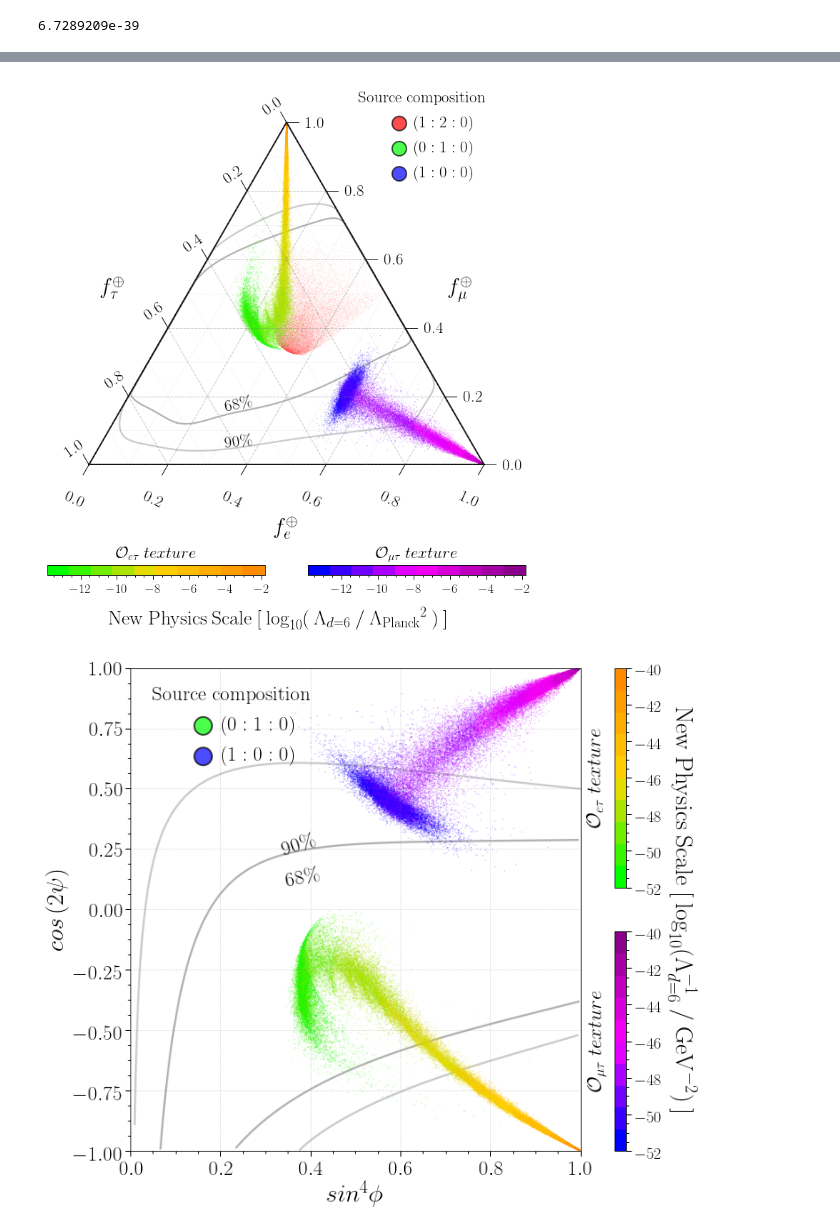
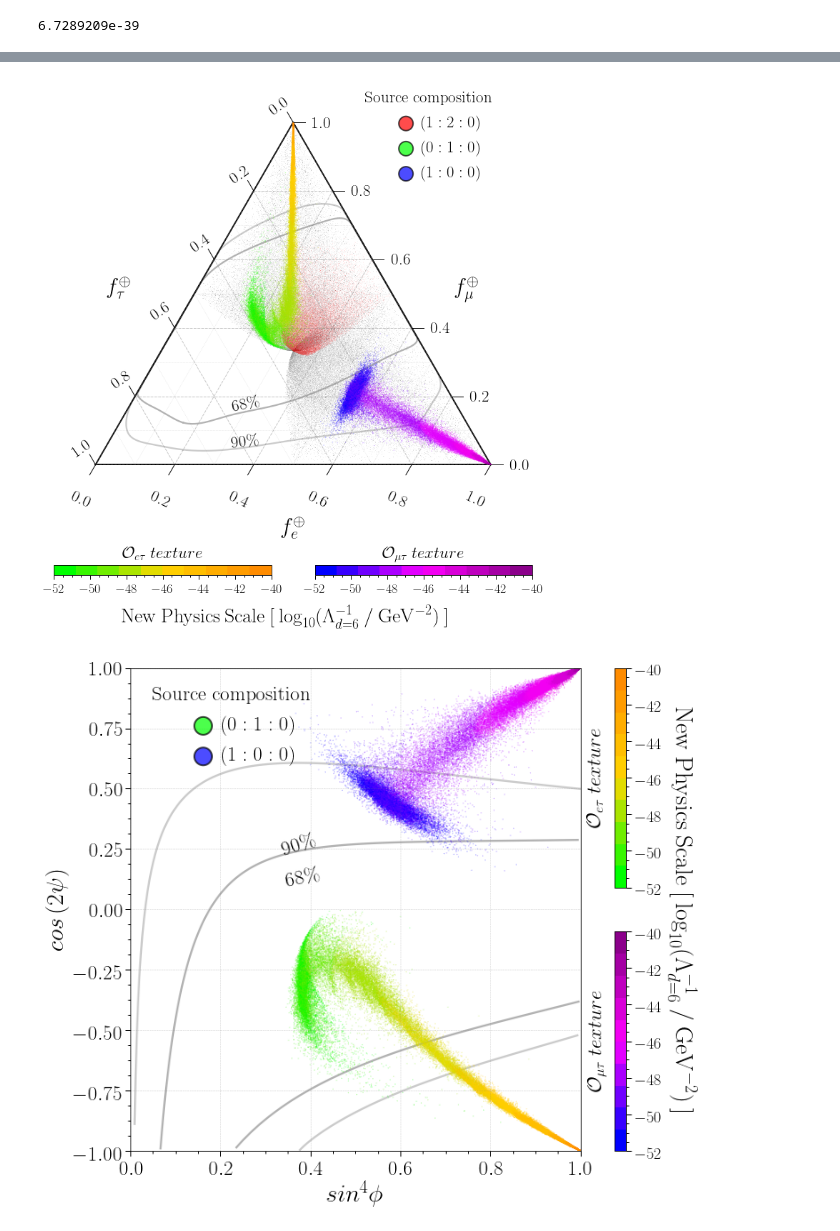
Before and after one commit to ShiveshM/GolemFlavor, a Jupyter notebook: plot_llh/trajectory.ipynb, the cells around one changed output, grey strips where cells are left out. Drawn from its saved outputs; the diff is of its cells as text; code cells hidden in the pictures.

```diff
--- a/plot_llh/trajectory.ipynb
+++ b/plot_llh/trajectory.ipynb
@@ -95,5 +79,7 @@ print map(float, fr_utils.angles_to_fr([0.0001, -0.9999]))
 # %%
-SM_120 = np.load('./chains/mcmc_unitary_DIM3_sfr_1_2_0_mfr_5.50076E+15_6.35502E+15_6.15862E+15_fix_scale_0.1_sigma_10000000_proc.npy')
+SM_120 = np.load('./chains/fr_INJ_1_2_0.npy')
+SM_100 = np.load('./chains/fr_INJ_1_0_0.npy')
+SM_010 = np.load('./chains/fr_INJ_0_1_0.npy')
 
 T13_010 = np.genfromtxt('./frs/fr_DIM6_sfr_0_1_0_mfr_1_1_1_MixingScenario.T13_flat.txt')
 T23_100 = np.genfromtxt('./frs/fr_DIM6_sfr_1_0_0_mfr_1_1_1_MixingScenario.T23_flat.txt')
@@ -161,11 +147,11 @@ for i in d:
 print 'min_scale', min_scale
 print 'max_scale', max_scale
 
-min_scale -= np.log10(PS_D6)
-max_scale -= np.log10(PS_D6)
+#min_scale -= np.log10(PS_D6)
+#max_scale -= np.log10(PS_D6)
 
-print 'min_scale', min_scale
-print 'max_scale', max_scale
+#print 'min_scale', min_scale
+#print 'max_scale', max_scale
 # %% [output]
 min_scale -52.0
 max_scale -40.0
@@ -189,5 +173,5 @@ cmap_001 = cmap_discretize(cmap_b, 10)
 
 norm = mpl.colors.Normalize(vmin=min_scale, vmax=max_scale)
 
-color_010 = map(alp, map(cmap_010, map(norm, T13_010[:,-1]-np.log10(PS_D6))))
-color_100 = map(alp, map(cmap_100, map(norm, T23_100[:,-1]-np.log10(PS_D6))))
+color_010 = map(alp, map(cmap_010, map(norm, T13_010[:,-1])))
+color_100 = map(alp, map(cmap_100, map(norm, T23_100[:,-1])))
@@ -222,11 +226,13 @@ marker_style = dict(
 )
 
 # Trajectories
-tax.scatter(T13_010[:,:-1]*nbins, marker='o', s=0.03, color=color_010, zorder=2)
-tax.scatter(T23_100[:,:-1]*nbins, marker='o', s=0.03, color=color_100, zorder=2)
+tax.scatter(T13_010[:,:-1]*nbins, marker='o', s=0.03, color=color_010, zorder=5)
+tax.scatter(T23_100[:,:-1]*nbins, marker='o', s=0.03, color=color_100, zorder=5)
 
-# SM 120
-tax.scatter(SM_120*nbins, marker='o', s=0.01, alpha=0.05, color='red', zorder=1)
+# SM
+tax.scatter(SM_120*nbins, marker='o', s=0.01, alpha=0.05, color='red', zorder=2)
+tax.scatter(SM_100*nbins, marker='o', s=0.01, alpha=0.1, color='grey', zorder=1)
+tax.scatter(SM_010*nbins, marker='o', s=0.01, alpha=0.1, color='grey', zorder=1)
 
 # Text
 #ax.text(0.63, 0.46, r'$\mathcal{O}_{e\mu}$', fontsize=fontsize,
@@ -238,51 +244,53 @@ ax.text(0.34*nbins, 0.05*nbins, r'$90\%$', fontsize=fontsize, rotation=7)
 l_size = fontsize
 legend_elements = []
 legend_elements.append(
-    Circle((0., 0.), 0.1, facecolor='red', alpha=0.7, edgecolor='k',
-           linewidth=2., label=r'$\left (1:2:0\right )$')
-)
-legend_elements.append(
     Circle((0., 0.), 0.1, facecolor='lime', alpha=0.7, edgecolor='k',
            linewidth=2., label=r'$\left (0:1:0\right )$')
 )
 legend_elements.append(
     Circle((0., 0.), 0.1, facecolor='blue', alpha=0.7, edgecolor='k',
            linewidth=2., label=r'$\left (1:0:0\right )$')
+)
+legend_elements.append(
+    Circle((0., 0.), 0.1, facecolor='red', alpha=0.7, edgecolor='k',
+           linewidth=2., label=r'$\left (1:2:0\right )$')
+)
+legend_elements.append(
+    Circle((0., 0.), 0.1, facecolor='red', alpha=0.7, edgecolor='k',
+           linewidth=2., label=r'$\left (1:2:0\right )$')
 )
 legend = plt.legend(handles=legend_elements, loc=(0.65, 0.8),
                     title='Source composition',
                     fontsize=l_size,
                     handler_map={Circle: HandlerCircle()})
 plt.setp(legend.get_title(), fontsize=l_size)
 legend.get_frame().set_linestyle('-')
 
 # Colorbar
 gs00 = gridspec.GridSpecFromSubplotSpec(1, 2, subplot_spec=gs[1])
 ax0 = fig.add_subplot(gs00[0])
 cb = mpl.colorbar.ColorbarBase(ax0, cmap=cmap_010, norm=norm, orientation='horizontal')
 cb.ax.tick_params(labelsize=fontsize-5)
 ax0.text(0.5, 2, r'$\mathcal{O}_{e\tau}\:texture$', fontsize=fontsize,
          rotation=0, verticalalignment='center', horizontalalignment='center')
 
 
 ax1 = fig.add_subplot(gs00[1])
 cb = mpl.colorbar.ColorbarBase(ax1, cmap=cmap_100, norm=norm, orientation='horizontal')
 cb.ax.tick_params(labelsize=fontsize-5)
 #cb.set_label(r'${\rm New\:Physics\:Scale}\:[\:{\rm log}_{10} (\Lambda^{-1}_{d=6}\:/\:{\rm GeV}^{-2})\: ]$',
 #            fontsize=fontsize+5, labelpad=20, horizontalalignment='left')
 ax1.text(0.5, 2, r'$\mathcal{O}_{\mu\tau}\:texture$', fontsize=fontsize,
          rotation=0, verticalalignment='center', horizontalalignment='center')
 
-#fig.text(0.5, 0.038, r'${\rm New\:Physics\:Scale}\:[\:{\rm log}_{10} (\Lambda^{-1}_{d=6}\:/\:{\rm GeV}^{-2})\: ]$',
-#         fontsize=fontsize+5, horizontalalignment='center')
-fig.text(0.5, 0.038, r'${\rm New\:Physics\:Scale}\:[\:{\rm log}_{10} (\:\Lambda_{d=6}\:/\:{\Lambda_{\rm Planck}}^2\:)\: ]$',
+fig.text(0.5, 0.038, r'${\rm New\:Physics\:Scale}\:[\:{\rm log}_{10} (\Lambda^{-1}_{d=6}\:/\:{\rm GeV}^{-2})\: ]$',
          fontsize=fontsize+5, horizontalalignment='center')
 
 # save
 fig.savefig('./plots/fig2.png', bbox_inches='tight', dpi=150)
 #fig.savefig('./plots/fig2.pdf', bbox_inches='tight', dpi=150)
 # %% [output]
-[figure, old version]
+[figure, new version]
 # %%
 # Figure
 fig = plt.figure(figsize=(10, 10))
```
Also changed, not shown: parts of 6 cells of this notebook, 4 other files.
